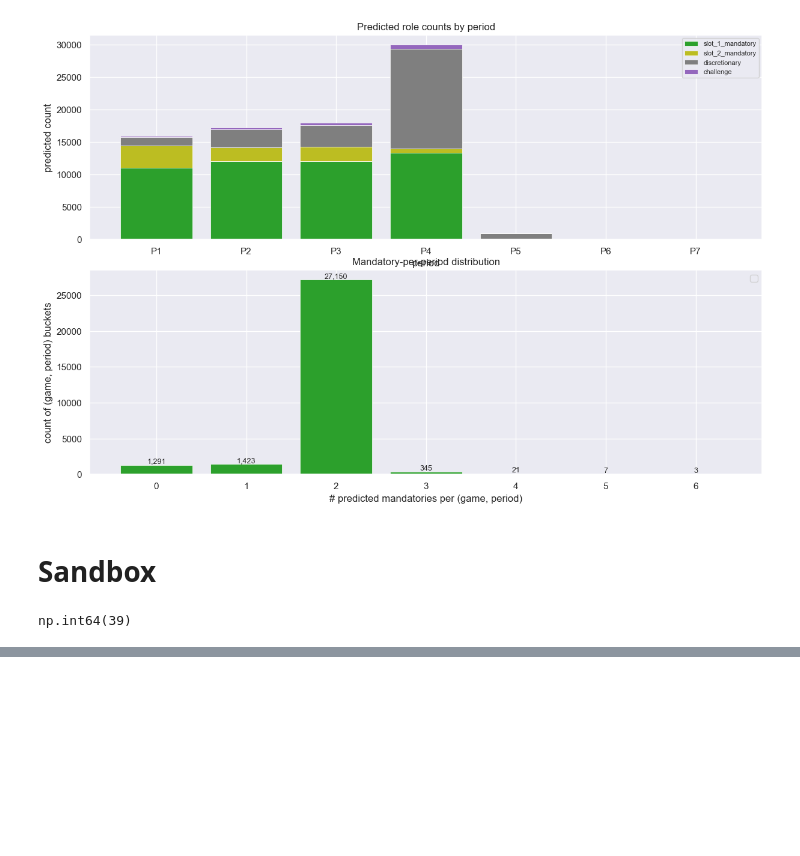
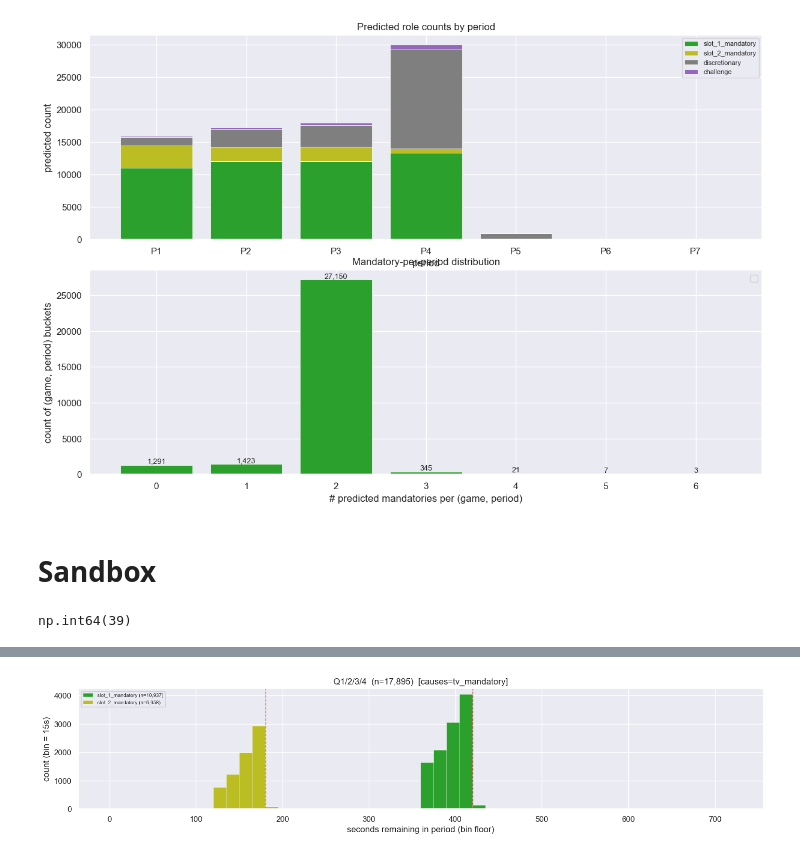
Before and after one commit to akseldkw07/NBA-Timeout-Impact, a Jupyter notebook: Notebooks/TV-Timeout-Injection.ipynb, the cells around one changed output, grey strips where cells are left out. Saved outputs shown, nothing was run; the diff lists cells and outputs as text; code cells hidden in the pictures; blank space fills up the shorter version.

```diff
--- a/Notebooks/TV-Timeout-Injection.ipynb
+++ b/Notebooks/TV-Timeout-Injection.ipynb
@@ -207,0 +227,5 @@ UKS_NP_PD.dtt(
+# %%
+fig, _ = TimeoutInjectionPlots.plot_role_vs_sr(classified, causes=("tv_mandatory",), combine_periods=True)
+fig
+# %% [output]
+[figure, added]
```
Also changed, not shown: parts of 6 cells of this notebook, 2 other files.
